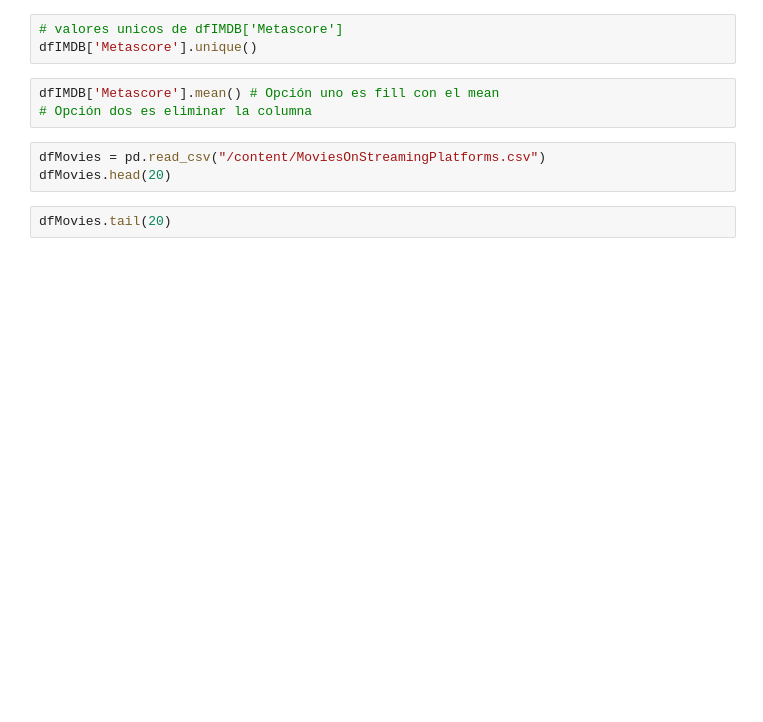
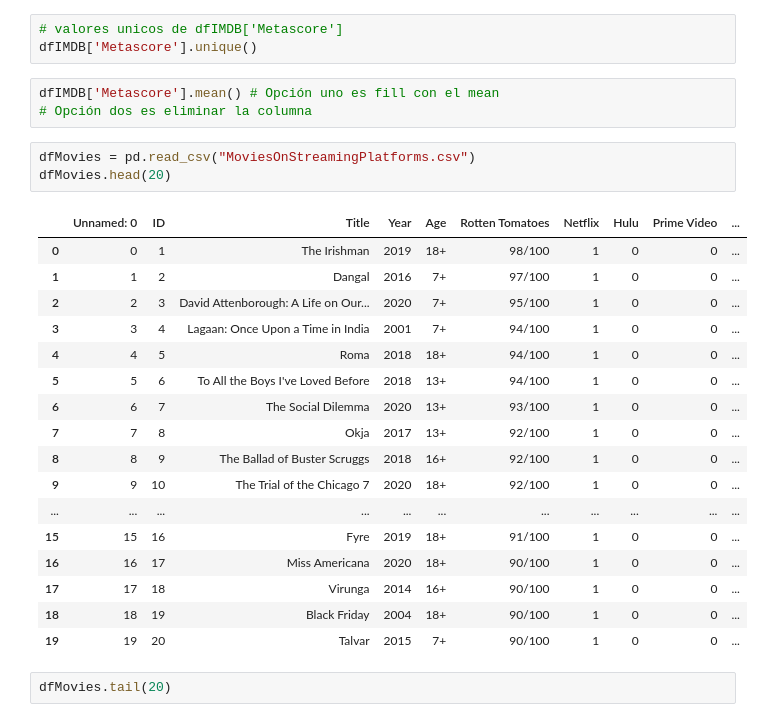
Before and after one commit to davidlealo/sic_ai_2024, a Jupyter notebook: 007_proyecto/[b]movierecommender.ipynb, the cells around one changed output. Saved outputs shown, nothing was run; the diff lists cells and outputs as text; blank space fills up the shorter version.

```diff
--- a/007_proyecto/[b]movierecommender.ipynb
+++ b/007_proyecto/[b]movierecommender.ipynb
@@ -21,8 +33,26 @@ dfIMDB['Metascore'].unique()
 dfIMDB['Metascore'].mean() # Opción uno es fill con el mean
 # Opción dos es eliminar la columna
 # %%
-dfMovies = pd.read_csv("/content/MoviesOnStreamingPlatforms.csv")
+dfMovies = pd.read_csv("MoviesOnStreamingPlatforms.csv")
 dfMovies.head(20)
+# %% [output]
+|  | Unnamed: 0 | ID | Title | Year | Age | Rotten Tomatoes | Netflix | Hulu | Prime Video | ... |
+| 0 | 0 | 1 | The Irishman | 2019 | 18+ | 98/100 | 1 | 0 | 0 | ... |
+| 1 | 1 | 2 | Dangal | 2016 | 7+ | 97/100 | 1 | 0 | 0 | ... |
+| 2 | 2 | 3 | David Attenborough: A Life on Our... | 2020 | 7+ | 95/100 | 1 | 0 | 0 | ... |
+| 3 | 3 | 4 | Lagaan: Once Upon a Time in India | 2001 | 7+ | 94/100 | 1 | 0 | 0 | ... |
+| 4 | 4 | 5 | Roma | 2018 | 18+ | 94/100 | 1 | 0 | 0 | ... |
+| 5 | 5 | 6 | To All the Boys I've Loved Before | 2018 | 13+ | 94/100 | 1 | 0 | 0 | ... |
+| 6 | 6 | 7 | The Social Dilemma | 2020 | 13+ | 93/100 | 1 | 0 | 0 | ... |
+| 7 | 7 | 8 | Okja | 2017 | 13+ | 92/100 | 1 | 0 | 0 | ... |
+| 8 | 8 | 9 | The Ballad of Buster Scruggs | 2018 | 16+ | 92/100 | 1 | 0 | 0 | ... |
+| 9 | 9 | 10 | The Trial of the Chicago 7 | 2020 | 18+ | 92/100 | 1 | 0 | 0 | ... |
+| ... | ... | ... | ... | ... | ... | ... | ... | ... | ... | ... |
+| 15 | 15 | 16 | Fyre | 2019 | 18+ | 91/100 | 1 | 0 | 0 | ... |
+| 16 | 16 | 17 | Miss Americana | 2020 | 18+ | 90/100 | 1 | 0 | 0 | ... |
+| 17 | 17 | 18 | Virunga | 2014 | 16+ | 90/100 | 1 | 0 | 0 | ... |
+| 18 | 18 | 19 | Black Friday | 2004 | 18+ | 90/100 | 1 | 0 | 0 | ... |
+| 19 | 19 | 20 | Talvar | 2015 | 7+ | 90/100 | 1 | 0 | 0 | ... |
 # %%
 dfMovies.tail(20)
 # %%
```
Also changed, not shown: parts of 10 cells of this notebook, 1 other file.
